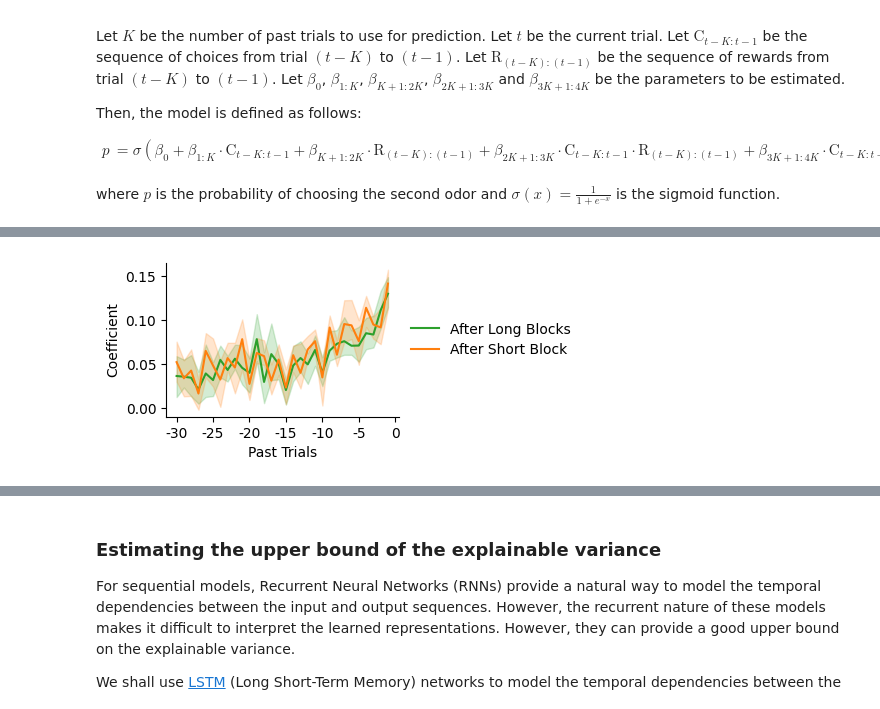
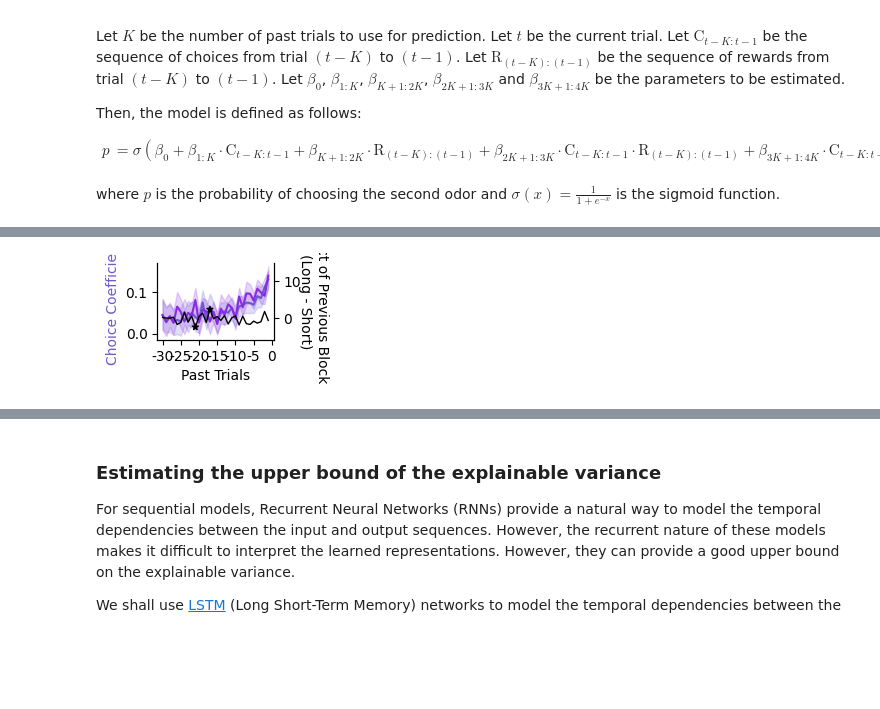
Before and after one commit to neurorishika/pyGORL, a Jupyter notebook: analysis/cognitive_analysis.ipynb, the cells around one changed output, grey strips where cells are left out. Cells and saved outputs as stored; diff of their text form; code cells hidden in the pictures; blank space fills up the shorter version.

```diff
--- a/analysis/cognitive_analysis.ipynb
+++ b/analysis/cognitive_analysis.ipynb
@@ -298,7 +345,7 @@ for i in range(n_unique_experiments):
         c1 = np.cumsum(c==0)
         c2 = np.cumsum(c==1)
         rr = np.convolve(r,np.ones(10)/10,mode='full')
-        ax.flatten()[i].scatter(c1,c2,c=rr[:c1.shape[0]],cmap=plt.cm.viridis,s=1)
+        ax.flatten()[i].scatter(c1,c2,c=rr[:c1.shape[0]],cmap=plt.cm.RdYlGn,s=1)
     for j in range(reciprocal_experiments.shape[0]):
         c = choice_data[reciprocal_experiments.index[j],:]
         r = reward_data[reciprocal_experiments.index[j],:]
@@ -309,7 +356,7 @@ for i in range(n_unique_experiments):
         c1 = np.cumsum(c==1)
         c2 = np.cumsum(c==0)
         rr = np.convolve(r,np.ones(10)/10,mode='full')
-        ax.flatten()[i].scatter(c1,c2,c=rr[:c1.shape[0]],cmap=plt.cm.viridis,s=1)
+        ax.flatten()[i].scatter(c1,c2,c=rr[:c1.shape[0]],cmap=plt.cm.RdYlGn,s=1)
     ax.flatten()[i].set_title('Exp {}'.format(i+1))
     ax.flatten()[i].set_aspect('equal')
 # remove extra subplots
@@ -705,12 +899,12 @@ def predict_prob_logreg(choices,rewards,model,history_size=10,mode='full'):
     return probs
 # %%
 # SPLIT AND FIT THE DATA
-recalculate = True
+recalculate = False
 
 split_data = get_split_data()
 
 # Parameters
-for HISTORY_SIZE in [10, 20, 30]:
+for HISTORY_SIZE in [15,30]:#[10, 20, 30]:
     for MODE in ['cr_only', 'full']:
 
         # Check if the model has already been fit
@@ -789,7 +983,7 @@ for HISTORY_SIZE in [10, 20, 30]:
 
         if MODE == 'full':
             names = [r'$C$', r'$R$', r'$C \cdot R$', r'$C \cdot (1-R)$']
-            colors = ['tab:green', 'tab:orange', 'tab:brown', 'tab:purple']
+            colors = ['tab:green', 'tab:orange', 'slateblue', 'orchid']
         else:
             names = [r'$C$', r'$R$']
             colors = ['tab:green', 'tab:orange']
@@ -815,6 +1009,7 @@ for HISTORY_SIZE in [10, 20, 30]:
         ax.spines['right'].set_visible(False)
 
         plt.legend(loc='center left', bbox_to_anchor=(1, 0.5), frameon=False)
+        plt.savefig('figures/logreg_{}_{}_coefficients.svg'.format(HISTORY_SIZE, MODE), format='svg', bbox_inches='tight')
         plt.show()
 
         # Summarize the results (mean and 95% CI)
@@ -944,6 +1121,8 @@ def bootstrap_c_coef(c, r, history_size, mode='full', n=10):
         model = fit_logreg(c[idx], r[idx], history_size, mode)
         coefs.append(np.array_split(model.coef_[0], model.coef_[0].shape[0]//history_size)[0])
     return np.array(coefs)
+# %%
+recalculate = False
 # %%
 block_lengths = []
 for i in range(N):
@@ -996,19 +1207,33 @@ c_coef_lower = bootstrap_c_coef(c_lower, r_lower, HISTORY_SIZE, 'full')
+# %%
+effect_sizes= []
+for i in range(HISTORY_SIZE):
+    effect_sizes.append(cohensd(c_coef_upper[:,i], c_coef_lower[:,i]))
+effect_sizes = np.array(effect_sizes)
 # %%
 # Plot the results
-fig, ax = plt.subplots(figsize=(3, 2))
-ax.plot(range(HISTORY_SIZE), c_coef_upper.mean(axis=0), label='After Long Blocks', color='tab:green')
-ax.fill_between(range(HISTORY_SIZE), np.percentile(c_coef_upper, 2.5, axis=0), np.percentile(c_coef_upper, 97.5, axis=0), alpha=0.2, color='tab:green')
-ax.plot(range(HISTORY_SIZE), c_coef_lower.mean(axis=0), label='After Short Block', color='tab:orange')
-ax.fill_between(range(HISTORY_SIZE), np.percentile(c_coef_lower, 2.5, axis=0), np.percentile(c_coef_lower, 97.5, axis=0), alpha=0.2, color='tab:orange')
+fig, ax = plt.subplots(figsize=(1.5, 1))
+ax.plot(range(HISTORY_SIZE), c_coef_upper.mean(axis=0), label='After Long Blocks', color='slateblue')
+ax.fill_between(range(HISTORY_SIZE), np.percentile(c_coef_upper, 2.5, axis=0), np.percentile(c_coef_upper, 97.5, axis=0), alpha=0.2, color='slateblue')
+ax.plot(range(HISTORY_SIZE), c_coef_lower.mean(axis=0), label='After Short Block', color='blueviolet')
+ax.fill_between(range(HISTORY_SIZE), np.percentile(c_coef_lower, 2.5, axis=0), np.percentile(c_coef_lower, 97.5, axis=0), alpha=0.2, color='blueviolet')
 ax.set_xticks(range(0,HISTORY_SIZE+1,5), [str(i-HISTORY_SIZE) for i in range(0,HISTORY_SIZE+1,5)])
 ax.set_xlabel('Past Trials')
-ax.set_ylabel('Coefficient')
+ax.set_ylabel('Choice Coefficient', color='slateblue')
 ax.spines['top'].set_visible(False)
-ax.spines['right'].set_visible(False)
-plt.legend(loc='center left', bbox_to_anchor=(1, 0.5), frameon=False)
+# add a twin axis for the effect size
+ax2 = ax.twinx()
+ax2.plot(range(HISTORY_SIZE), effect_sizes, color='black', linewidth=1)
+ax2.scatter(range(HISTORY_SIZE), effect_sizes, s=[20 if np.abs(e)>2 else 0 for e in effect_sizes],c='black',zorder=10,marker='*')
+ax2.set_ylabel('Effect of Previous Block\n(Long - Short)', color='black',rotation=270,labelpad=20)
+ax2.spines['top'].set_visible(False)
+ax2.set_ylim(-6,15)
+
+plt.savefig('figures/c_coef_block_length.svg', format='svg', bbox_inches='tight')
+
+# plt.legend(loc='center left', bbox_to_anchor=(1, 0.5), frameon=False)
 plt.show()
 # %% [output]
-[figure, old version]
+[figure, new version]
 # %%
 average_reward_rates = []
 for i in range(N):
```
Also changed, not shown: parts of 43 cells of this notebook, 58 other files.
